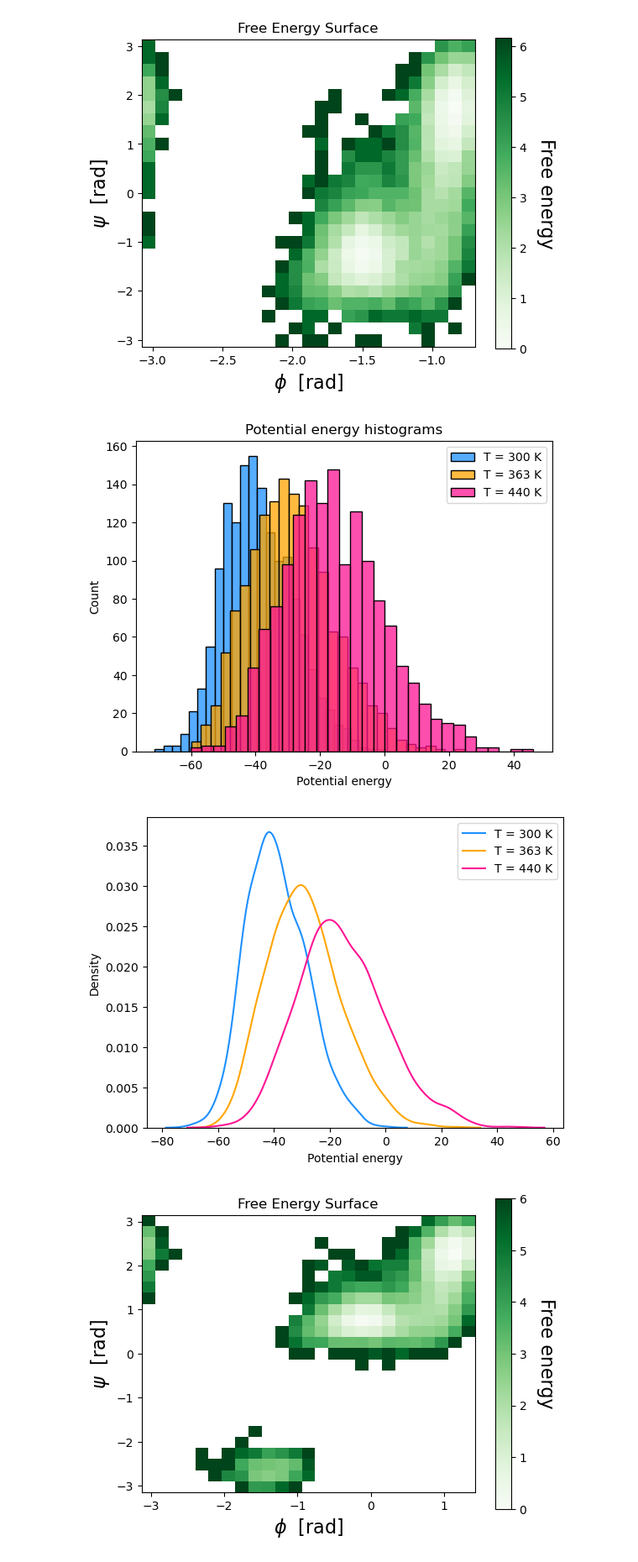
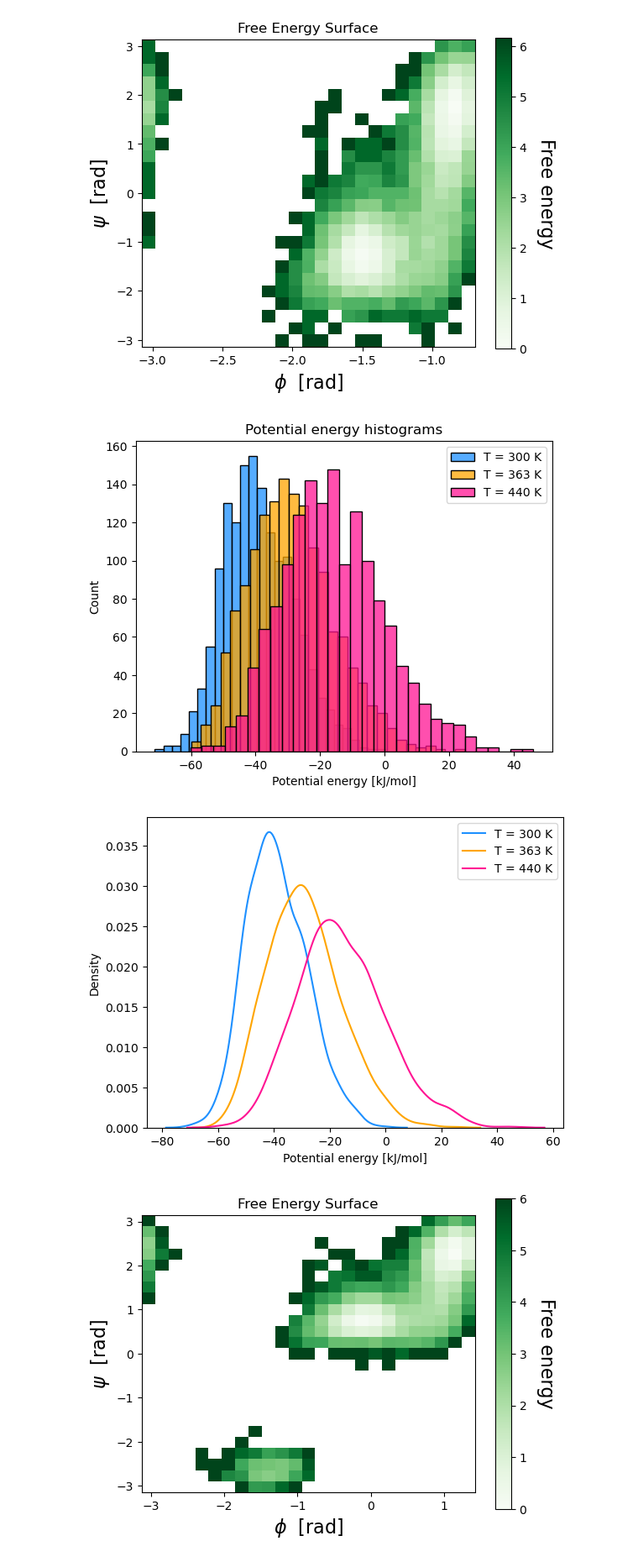
Before and after one commit to emaximova-nyu/comp-lab-class-2024, a Jupyter notebook: Week5-ParallelTempering/Analysis_Week5.ipynb, the cells around one changed output. Shown at 84% size. Cells and saved outputs as stored; diff of their text form; code cells hidden in the pictures.

Commit message:
Fixed potential energy units

```diff
--- a/Week5-ParallelTempering/Analysis_Week5.ipynb
+++ b/Week5-ParallelTempering/Analysis_Week5.ipynb
@@ -91,37 +91,37 @@ def FES(traj):
 
 # x, y = np.loadtxt("T440/potential_energy.xvg",comments=["#","@"],unpack=True)
 # plt.hist(y, label = 'T = 440 K')
 # plt.xlabel('Potential energy')
 # plt.title("Potential energy histograms")
 # plt.legend()
 
 import seaborn as sns
 
 x1, y1 = np.loadtxt("T300/potential_energy.xvg",comments=["#","@"],unpack=True)
 x2, y2 = np.loadtxt("T363/potential_energy.xvg",comments=["#","@"],unpack=True)
 x3, y3 = np.loadtxt("T440/potential_energy.xvg",comments=["#","@"],unpack=True)
 
 plt.figure()
 sns.histplot(y1, color="dodgerblue", label="T = 300 K")
 sns.histplot(y2, color="orange", label="T = 363 K")
 sns.histplot(y3, color="deeppink", label="T = 440 K")
 plt.title("Potential energy histograms")
-plt.xlabel('Potential energy')
+plt.xlabel('Potential energy [kJ/mol]')
 plt.legend()
 
 plt.savefig('Figures/replicas_PotE_histograms.jpg')
 
 plt.figure()
 sns.kdeplot(y1, color="dodgerblue", label="T = 300 K")
 sns.kdeplot(y2, color="orange", label="T = 363 K")
 sns.kdeplot(y3, color="deeppink", label="T = 440 K")
-plt.xlabel('Potential energy')
+plt.xlabel('Potential energy [kJ/mol]')
 plt.legend()
 
 plt.savefig('Figures/replicas_PotE_distributions.jpg')
 # %% [output]
-[figure, old version]
+[figure, new version]
-[figure, old version]
+[figure, new version]
 # %%
 # FES for T = 300 K replica
 
```
Also changed, not shown: 2 other files.
